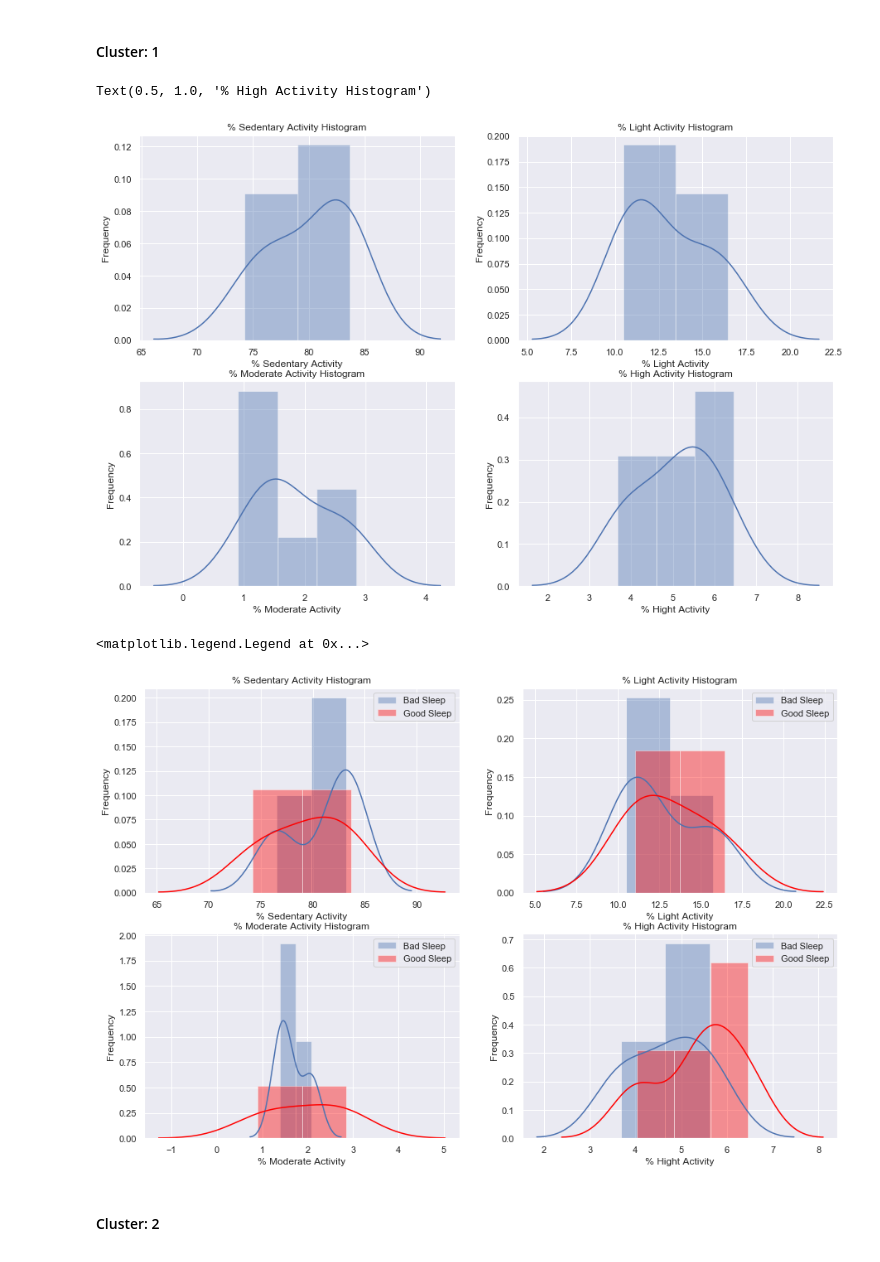
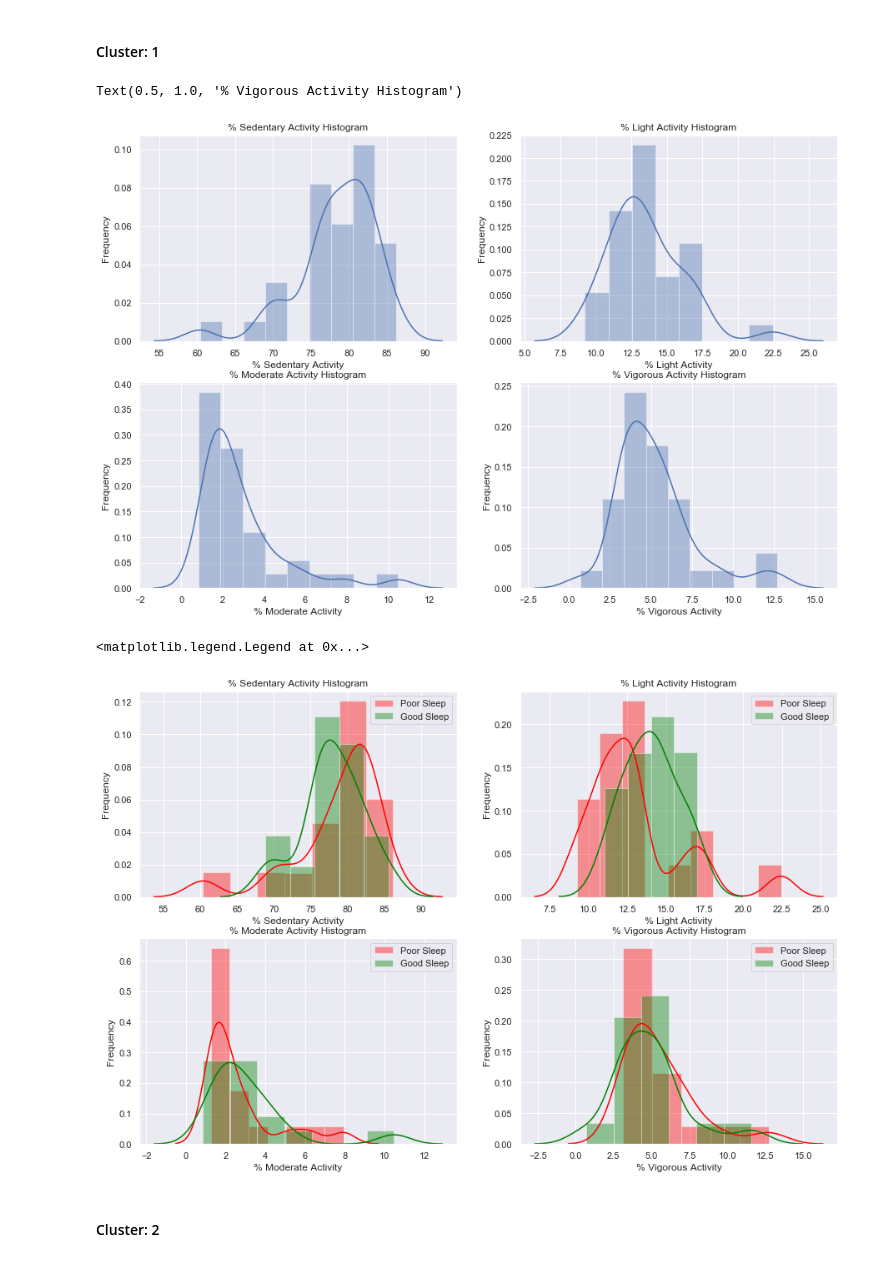
Before and after one commit to goelsaksham/healthRecSys, a Jupyter notebook: src/Clustering - Sleep Labels.ipynb, the cells around one changed output. Saved outputs shown, nothing was run; the diff lists cells and outputs as text; code cells hidden in the pictures.

```diff
--- a/src/Clustering - Sleep Labels.ipynb
+++ b/src/Clustering - Sleep Labels.ipynb
@@ -161,7 +112,7 @@ plt.plot(calories_trends[0, :])
 
 This section will reduce the dimensions of the arrays so that we can easily apply different clustering techniques on them
 # %%
-mean_window_length = 15
+mean_window_length = 60
 # %%
 # Reduce the dimension of the arrays
 reduced_heart_trends = reduce_time_series_dimension(heart_trends, mean_window_length)
@@ -212,2 +169,2 @@ Text(0.5, 1.0, 'Minutes in Deep Sleep Histogram')
 # %%
-final_sleep_labels = sleep_effeciency_ratio > 0.85
+final_sleep_labels = sleep_effeciency_ratio > 0.86
@@ -215,6 +245,3 @@ final_sleep_labels = sleep_effeciency_ratio > 0.85
 ## Activity Percentages
 
 In this section of the notebook we aggregate the activity labels of a person from minute level to percentage level
-# %%
-activity_percentages = activity_percentage_finder(activity_label_ts_data)
-activity_percentages.shape
@@ -629,8 +700,10 @@ Here we apply K-Means on the data with Dynamic Time Wrapping (DTW) as the distan
 #### Fitting the Model
 # %%
 %%time
-clusterer = TimeSeriesKMeans(4, metric='dtw', max_iter=50)
+# Setting the seed
+random.seed(10)
+np.random.seed(10)
+clusterer = TimeSeriesKMeans(num_master_clusters, metric='dtw', max_iter=50)
 clusterer.fit(reduced_heart_trends)
-cluster_assignments = clusterer.predict(reduced_heart_trends[:, :])
-np.unique(cluster_assignments, return_counts=True)
+cluster_assignments = clusterer.predict(reduced_heart_trends)
 # %% [output]
@@ -733,45 +811,45 @@ ax[1, 0].set_ylabel('Frequency')
 ax[1, 0].set_title('% Moderate Activity Histogram')
 
 sns.distplot(activity_percentages[(cluster_assignments==0), 3], ax = ax[1, 1])
-ax[1, 1].set_xlabel('% Hight Activity')
+ax[1, 1].set_xlabel('% Vigorous Activity')
 ax[1, 1].set_ylabel('Frequency')
-ax[1, 1].set_title('% High Activity Histogram')
+ax[1, 1].set_title('% Vigorous Activity Histogram')
 # %% [output]
-Text(0.5, 1.0, '% High Activity Histogram')
+Text(0.5, 1.0, '% Vigorous Activity Histogram')
-[figure, old version]
+[figure, new version]
 # %%
 # Constructing a histogram plot for the different activity level percentages visualizing with respect to the good sleep label
 fig, ax = plt.subplots(2, 2, figsize=(15, 10))
-sns.distplot(activity_percentages[(cluster_assignments==0) & (~final_sleep_labels), 0], ax = ax[0, 0], label='Bad Sleep')
-sns.distplot(activity_percentages[(cluster_assignments==0) & (final_sleep_labels), 0], ax = ax[0, 0], color='red', label='Good Sleep')
+sns.distplot(activity_percentages[(cluster_assignments==0) & (~final_sleep_labels), 0], ax = ax[0, 0], color='red', label='Poor Sleep')
+sns.distplot(activity_percentages[(cluster_assignments==0) & (final_sleep_labels), 0], ax = ax[0, 0], color='green', label='Good Sleep')
 ax[0, 0].set_xlabel('% Sedentary Activity')
 ax[0, 0].set_ylabel('Frequency')
 ax[0, 0].set_title('% Sedentary Activity Histogram')
 ax[0, 0].legend()
 
-sns.distplot(activity_percentages[(cluster_assignments==0) & (~final_sleep_labels), 1], ax = ax[0, 1], label='Bad Sleep')
-sns.distplot(activity_percentages[(cluster_assignments==0) & (final_sleep_labels), 1], ax = ax[0, 1], color='red', label='Good Sleep')
+sns.distplot(activity_percentages[(cluster_assignments==0) & (~final_sleep_labels), 1], ax = ax[0, 1], color='red', label='Poor Sleep')
+sns.distplot(activity_percentages[(cluster_assignments==0) & (final_sleep_labels), 1], ax = ax[0, 1], color='green', label='Good Sleep')
 ax[0, 1].set_xlabel('% Light Activity')
 ax[0, 1].set_ylabel('Frequency')
 ax[0, 1].set_title('% Light Activity Histogram')
 ax[0, 1].legend()
 
-sns.distplot(activity_percentages[(cluster_assignments==0) & (~final_sleep_labels), 2], ax = ax[1, 0], label='Bad Sleep')
-sns.distplot(activity_percentages[(cluster_assignments==0) & (final_sleep_labels), 2], ax = ax[1, 0], color='red', label='Good Sleep')
+sns.distplot(activity_percentages[(cluster_assignments==0) & (~final_sleep_labels), 2], ax = ax[1, 0], color='red', label='Poor Sleep')
+sns.distplot(activity_percentages[(cluster_assignments==0) & (final_sleep_labels), 2], ax = ax[1, 0], color='green', label='Good Sleep')
 ax[1, 0].set_xlabel('% Moderate Activity')
 ax[1, 0].set_ylabel('Frequency')
 ax[1, 0].set_title('% Moderate Activity Histogram')
 ax[1, 0].legend()
 
-sns.distplot(activity_percentages[(cluster_assignments==0) & (~final_sleep_labels), 3], ax = ax[1, 1], label='Bad Sleep')
-sns.distplot(activity_percentages[(cluster_assignments==0) & (final_sleep_labels), 3], ax = ax[1, 1], color='red', label='Good Sleep')
-ax[1, 1].set_xlabel('% Hight Activity')
+sns.distplot(activity_percentages[(cluster_assignments==0) & (~final_sleep_labels), 3], ax = ax[1, 1], color='red', label='Poor Sleep')
+sns.distplot(activity_percentages[(cluster_assignments==0) & (final_sleep_labels), 3], ax = ax[1, 1], color='green', label='Good Sleep')
+ax[1, 1].set_xlabel('% Vigorous Activity')
 ax[1, 1].set_ylabel('Frequency')
-ax[1, 1].set_title('% High Activity Histogram')
+ax[1, 1].set_title('% Vigorous Activity Histogram')
 ax[1, 1].legend()
 # %% [output]
 <matplotlib.legend.Legend at 0x...>
-[figure, old version]
+[figure, new version]
 # %% [markdown]
 #### Cluster: 2
 # %%
```
Also changed, not shown: parts of 69 cells of this notebook, 8 other files.
